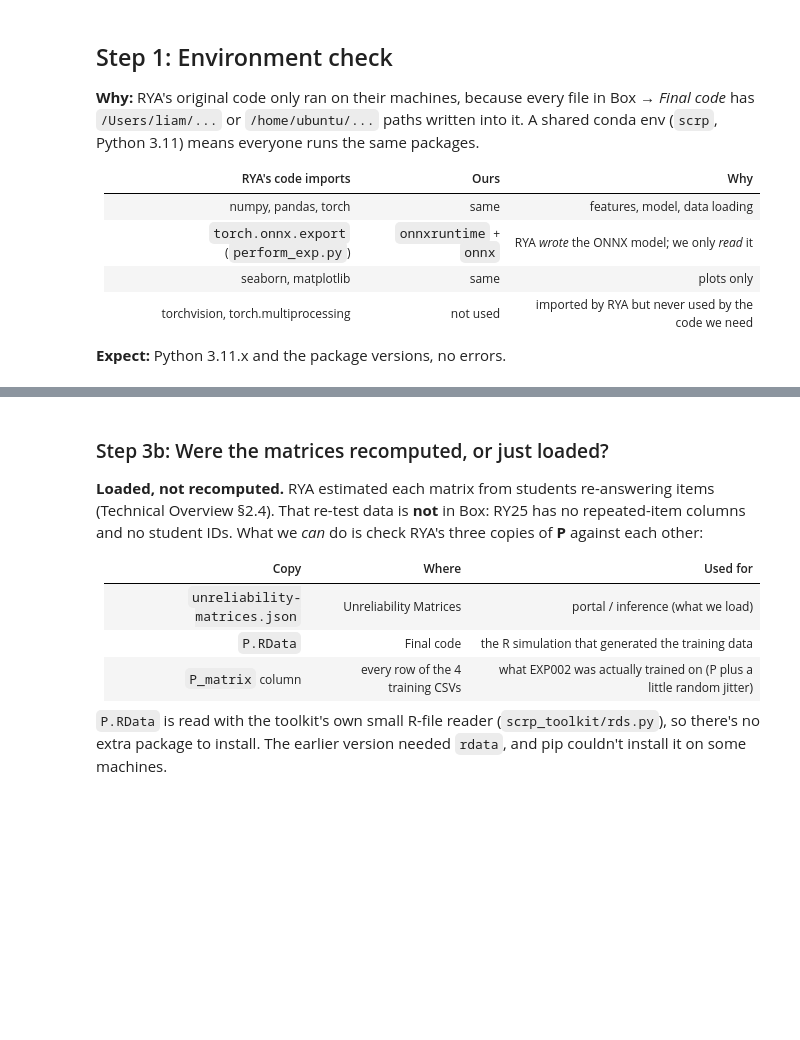
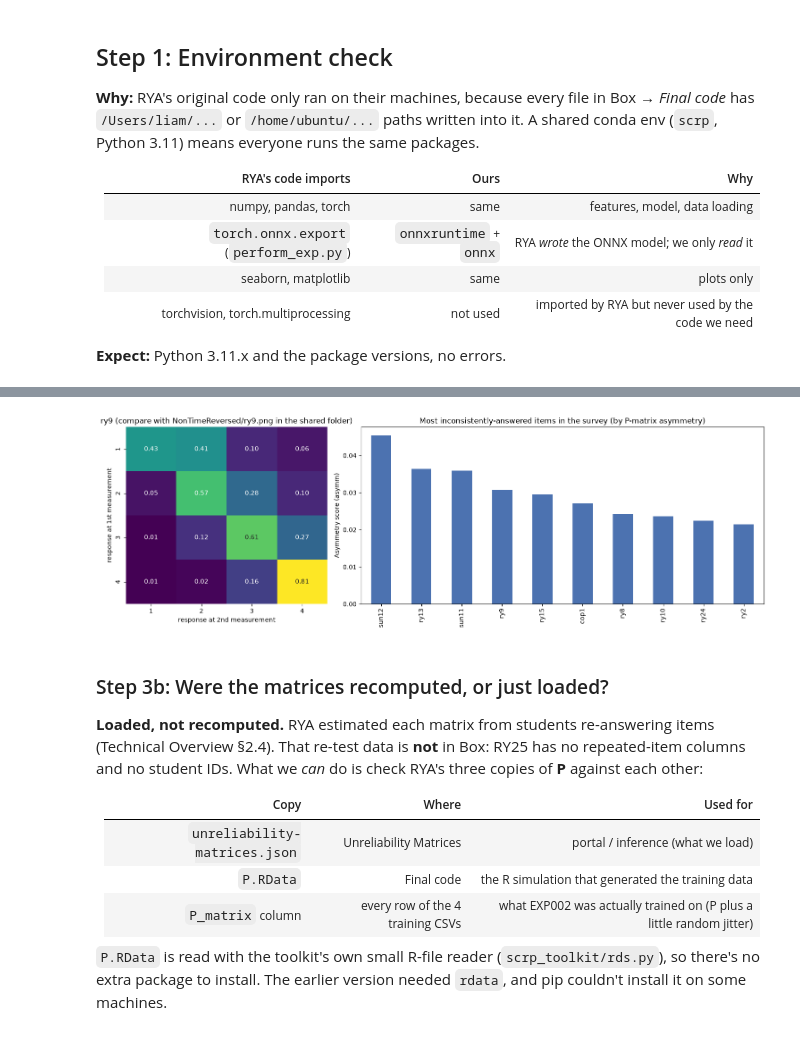
Before and after one commit to pratikd2124/Capstone-project-PG-S2-32, a Jupyter notebook: walkthrough.ipynb, the cells around one changed output, grey strips where cells are left out. Cells and saved outputs as stored; diff of their text form; code cells hidden in the pictures; blank space fills up the shorter version.

```diff
--- a/walkthrough.ipynb
+++ b/walkthrough.ipynb
@@ -197,10 +256,12 @@ print("Note: for the 6x6 chs items RYA's function only looks at the top-left 4x4
 # %%
 from scrp_toolkit.reliability import plot_asymmetry_bar, plot_p_matrix_heatmap
 
-fig, ax = plt.subplots(1, 2, figsize=(11, 4.5), gridspec_kw={"width_ratios": [1, 2]})
-plot_p_matrix_heatmap(P[EXAMPLE_ITEM], title=f"{EXAMPLE_ITEM} (compare with Box NonTimeReversed/{EXAMPLE_ITEM}.png)", ax=ax[0])
+fig, ax = plt.subplots(1, 2, figsize=(15, 5), gridspec_kw={"width_ratios": [1, 2]})
+plot_p_matrix_heatmap(P[EXAMPLE_ITEM], title=f"{EXAMPLE_ITEM} (compare with NonTimeReversed/{EXAMPLE_ITEM}.png in the shared folder)", ax=ax[0])
 plot_asymmetry_bar(score_asymmetry(P), ax=ax[1], top_n=10)
 plt.tight_layout(); plt.show()
+# %% [output]
+[figure, added]
 # %% [markdown]
 ### Step 3b: Were the matrices recomputed, or just loaded?
 
```
Also changed, not shown: parts of 38 cells of this notebook, 1 other file.
